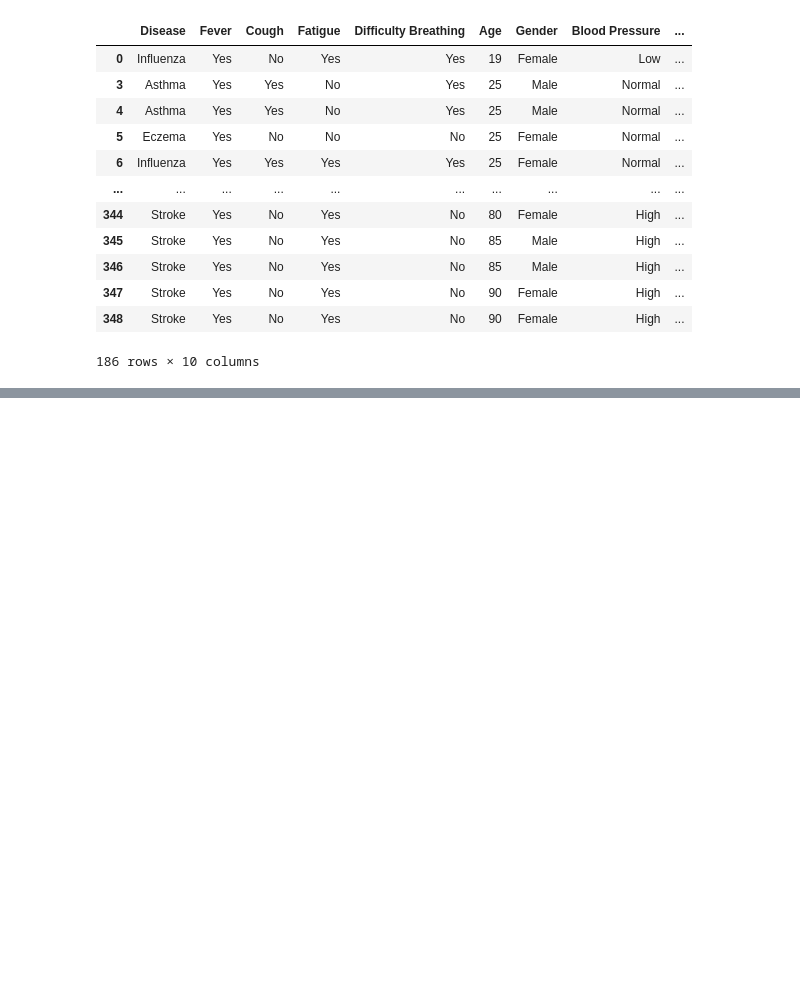
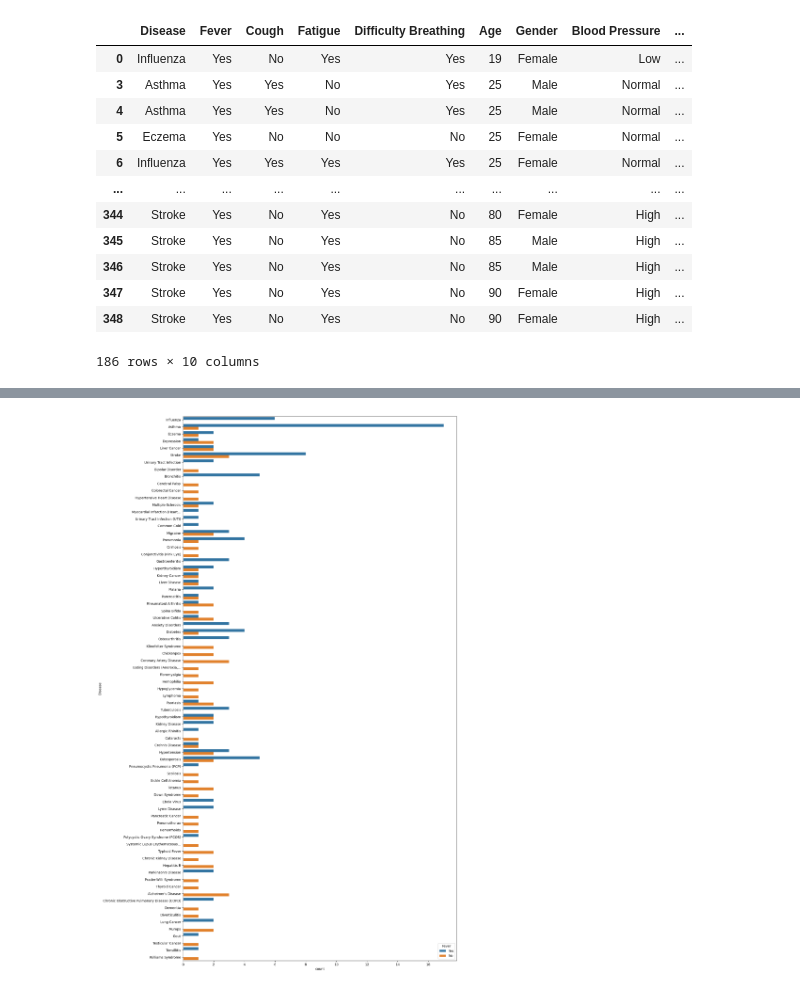
Before and after one commit to Joakimanochie/Data_analytics, a Jupyter notebook: Disease_symptoms.ipynb, the cells around one changed output, grey strips where cells are left out. Drawn from its saved outputs; the diff is of its cells as text; code cells hidden in the pictures; blank space fills up the shorter version.

```diff
--- a/Disease_symptoms.ipynb
+++ b/Disease_symptoms.ipynb
@@ -118,0 +106,6 @@ plt.show()
+# %%
+fig, ax = plt.subplots(figsize=(15, 30))
+sns.countplot(y='Disease', data = positive, hue='Fever')
+plt.show()
+# %% [output]
+[figure, added]
```
Also changed, not shown: parts of 17 cells of this notebook.
